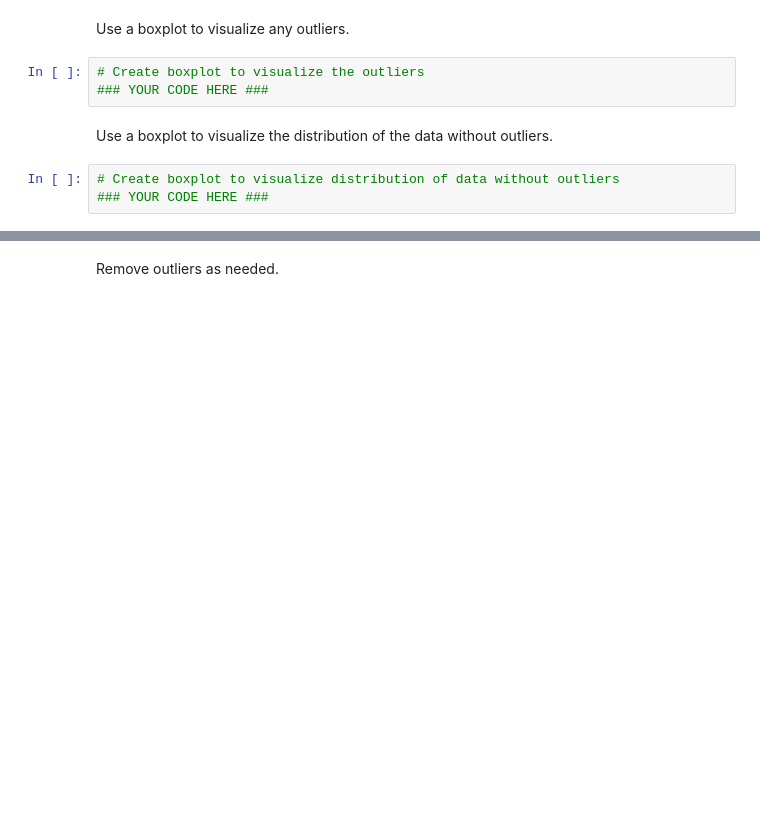
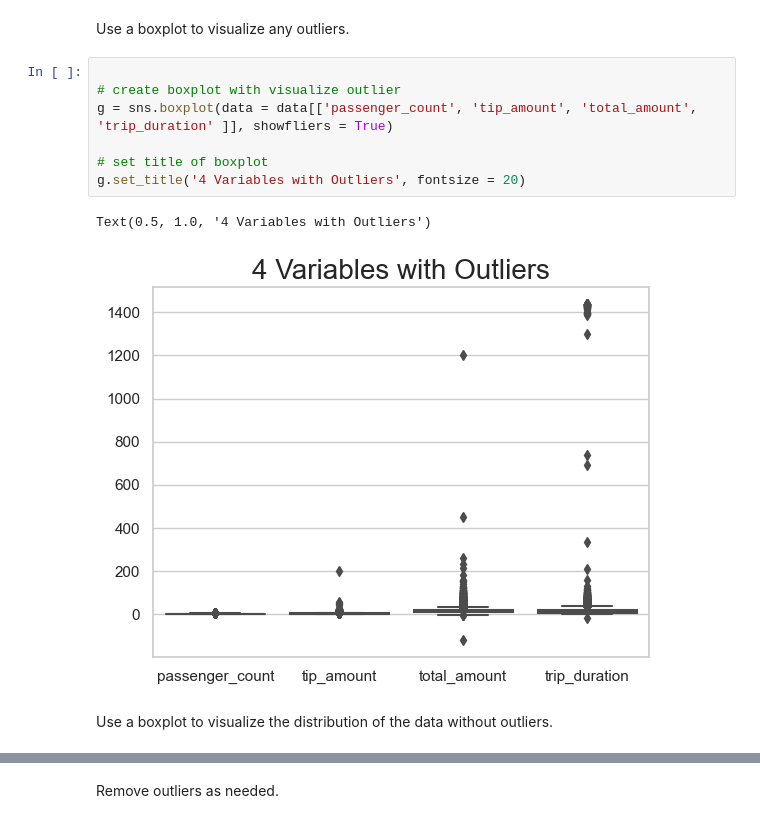
Before and after one commit to Thiraphat-DEV/TaxiTrips, a Jupyter notebook: taxi_trip.ipynb, the cells around one changed output, grey strips where cells are left out. Cells and saved outputs as stored; diff of their text form; blank space fills up the shorter version.

```diff
--- a/taxi_trip.ipynb
+++ b/taxi_trip.ipynb
@@ -180,11 +211,15 @@ Create a pairplot to visualize pairwise relationships between relevant variables
 ### Task 2b. Address any outliers
 # %% [markdown]
 Use a boxplot to visualize any outliers.
-# %%
-# Create boxplot to visualize the outliers
-### YOUR CODE HERE ###
+# %%
+
+# create boxplot with visualize outlier
+g = sns.boxplot(data = data[['passenger_count', 'tip_amount', 'total_amount', 'trip_duration' ]], showfliers = True)
+
+# set title of boxplot
+g.set_title('4 Variables with Outliers', fontsize = 20)
+# %% [output]
+Text(0.5, 1.0, '4 Variables with Outliers')
+[figure, added]
 # %% [markdown]
 Use a boxplot to visualize the distribution of the data without outliers.
-# %%
-# Create boxplot to visualize distribution of data without outliers
-### YOUR CODE HERE ###
```
Also changed, not shown: parts of 39 cells of this notebook.
